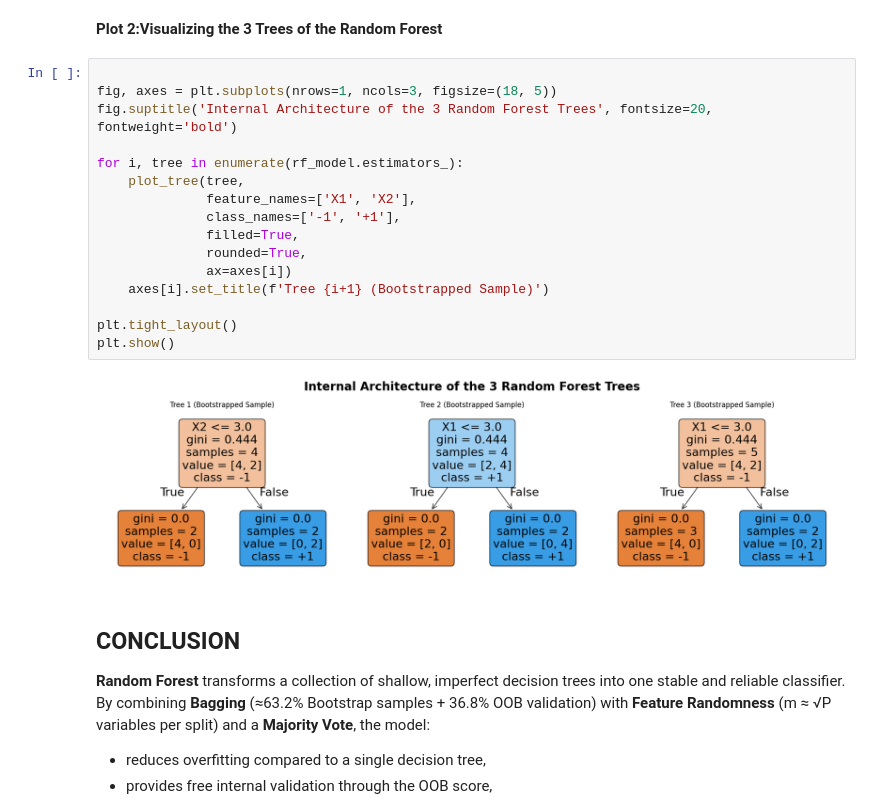
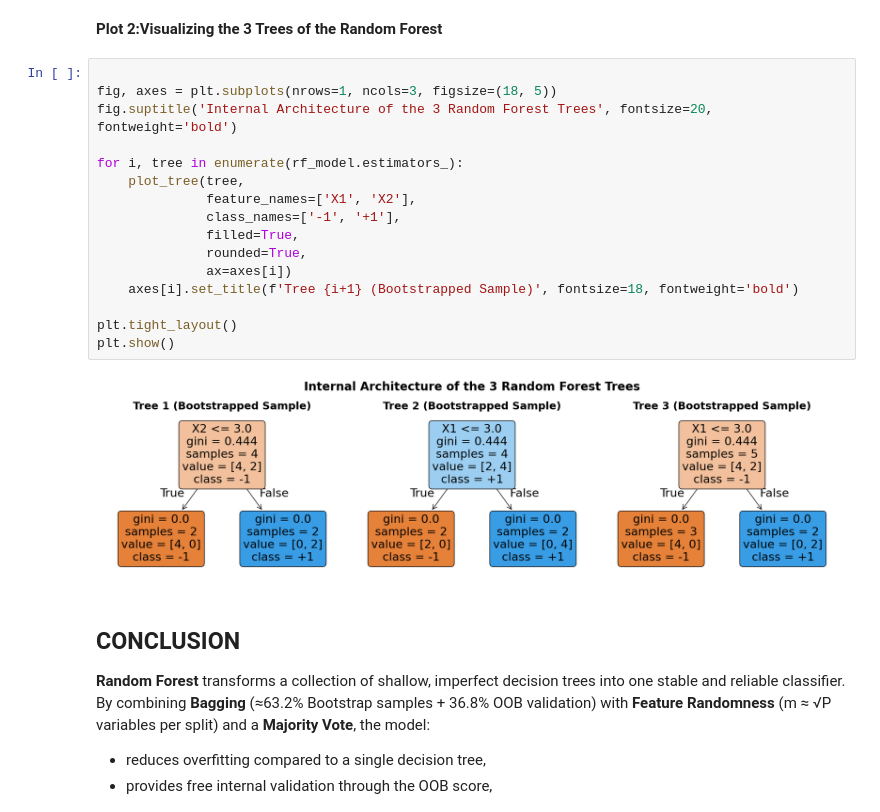
Before and after one commit to zouhiraghenaim/Supervised-Learning-Algorithms, a Jupyter notebook: TP6_Random_Forest/TP6_01__Random_Forest_using_simple_example.ipynb, the cells around one changed output. Drawn from its saved outputs; the diff is of its cells as text.

```diff
--- a/TP6_Random_Forest/TP6_01__Random_Forest_using_simple_example.ipynb
+++ b/TP6_Random_Forest/TP6_01__Random_Forest_using_simple_example.ipynb
@@ -134,21 +134,21 @@ plt.show()
 # %%
 
 fig, axes = plt.subplots(nrows=1, ncols=3, figsize=(18, 5))
 fig.suptitle('Internal Architecture of the 3 Random Forest Trees', fontsize=20, fontweight='bold')
 
 for i, tree in enumerate(rf_model.estimators_):
     plot_tree(tree,
               feature_names=['X1', 'X2'],
               class_names=['-1', '+1'],
               filled=True,
               rounded=True,
               ax=axes[i])
-    axes[i].set_title(f'Tree {i+1} (Bootstrapped Sample)')
+    axes[i].set_title(f'Tree {i+1} (Bootstrapped Sample)', fontsize=18, fontweight='bold')
 
 plt.tight_layout()
 plt.show()
 # %% [output]
-[figure, old version]
+[figure, new version]
 # %% [markdown]
 ## CONCLUSION
 
```
